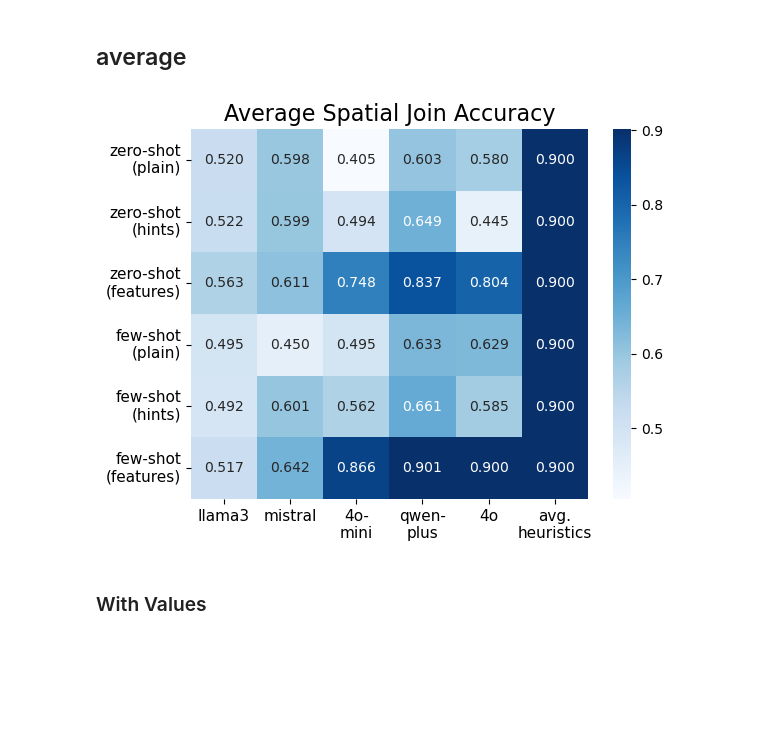
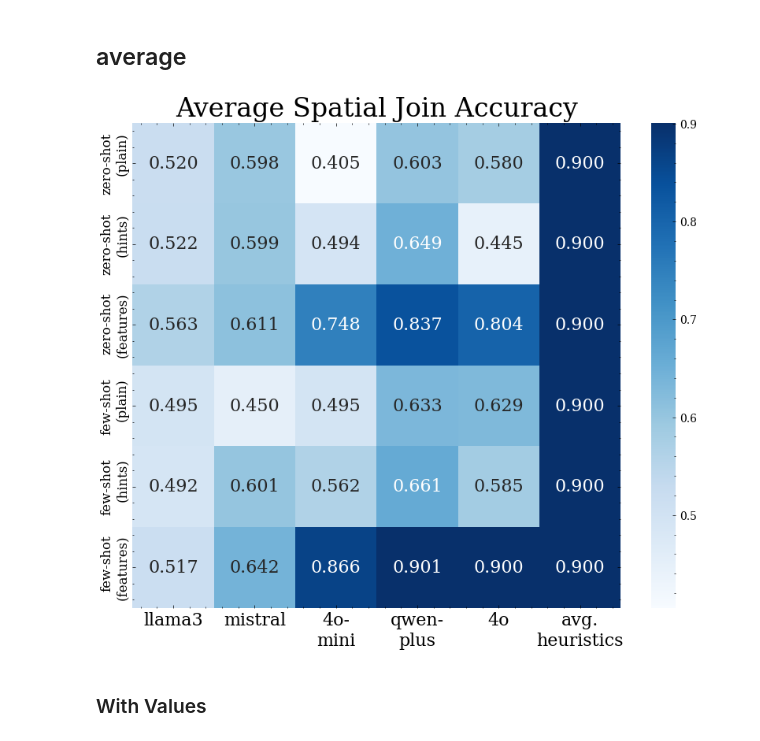
Before and after one commit to BeanHam/2024-spatial-data-integration, a Jupyter notebook: join_task/inference_results/vis_llm_results.ipynb, the cells around one changed output. Drawn from its saved outputs; the diff is of its cells as text; code cells hidden in the pictures; blank space fills up the shorter version.

Commit message:
updated visualizations

```diff
--- a/join_task/inference_results/vis_llm_results.ipynb
+++ b/join_task/inference_results/vis_llm_results.ipynb
@@ -51,14 +51,17 @@ avg_values=pd.DataFrame(avg_values, columns=['llama3', 'mistral', '4o-\nmini', '
 avg_values.index=['zero-shot\n(plain)', 'zero-shot\n(hints)', 'zero-shot\n(features)',
                   'few-shot\n(plain)', 'few-shot\n(hints)', 'few-shot\n(features)']
 # %%
-ax=sns.heatmap(avg_values, annot=True, fmt = '.3f', cmap='Blues', annot_kws={"fontsize":10})
-ax.set_title('Average Spatial Join Accuracy',fontsize=16)
-ax.set_xticklabels(ax.xaxis.get_ticklabels(), fontsize=11)
-ax.set_yticklabels(ax.yaxis.get_ticklabels(), fontsize=11)
+plt.style.use('science')
+plt.rc('text', usetex=False)
+plt.figure(figsize=(10,8))
+ax=sns.heatmap(avg_values, annot=True, fmt = '.3f', cmap='Blues', annot_kws={"fontsize":16})
+ax.set_title('Average Spatial Join Accuracy',fontsize=24)
+ax.set_xticklabels(ax.xaxis.get_ticklabels(), fontsize=16)
+ax.set_yticklabels(ax.yaxis.get_ticklabels(), fontsize=12)
 plt.savefig(f'../../visualizations/join_task_average.png', bbox_inches='tight',pad_inches=0, dpi=600)
 pass
 # %% [output]
-[figure, old version]
+[figure, new version]
 # %% [markdown]
 ### With Values
 # %%
```
Also changed, not shown: parts of 5 cells of this notebook, 6 other files.
